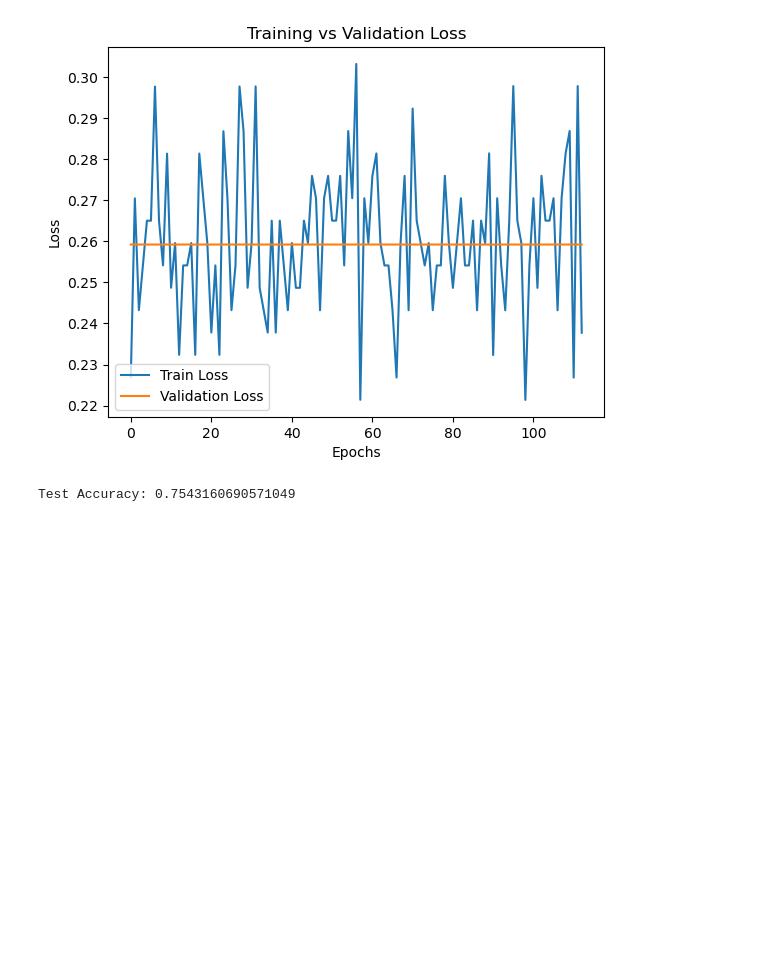
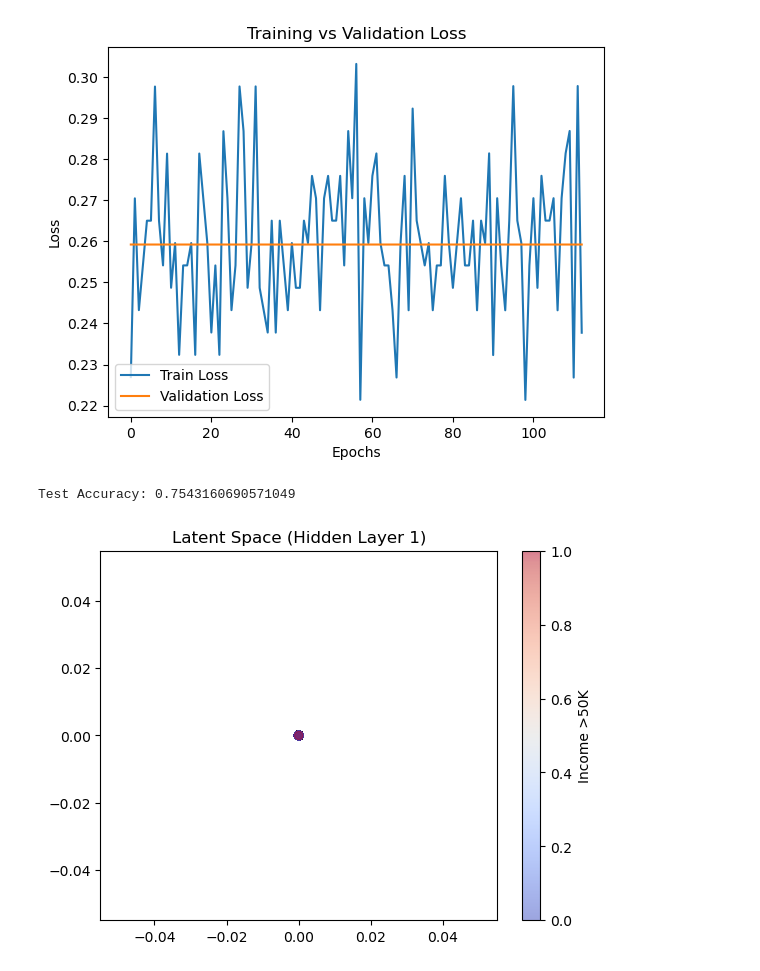
Before and after one commit to Ananyagawade12/DL, a Jupyter notebook: Assignment1/notebooks/FCN_scratch.ipynb, the cells around one changed output. Saved outputs shown, nothing was run; the diff lists cells and outputs as text; code cells hidden in the pictures; blank space fills up the shorter version.

```diff
--- a/Assignment1/notebooks/FCN_scratch.ipynb
+++ b/Assignment1/notebooks/FCN_scratch.ipynb
@@ -446,0 +453,21 @@ Test Accuracy: 0.7543160690571049
+# %%
+from sklearn.decomposition import PCA
+
+Z1 = W1 @ X_test + b1
+A1 = relu(Z1)
+
+pca = PCA(n_components=2)
+A1_2D = pca.fit_transform(A1.T)
+# %%
+plt.scatter(
+    A1_2D[:, 0],
+    A1_2D[:, 1],
+    c=y_test.flatten(),
+    cmap="coolwarm",
+    alpha=0.5
+)
+plt.title("Latent Space (Hidden Layer 1)")
+plt.colorbar(label="Income >50K")
+plt.show()
+# %% [output]
+[figure, added]
```
Also changed, not shown: parts of 1 cell of this notebook, 1 other file.
